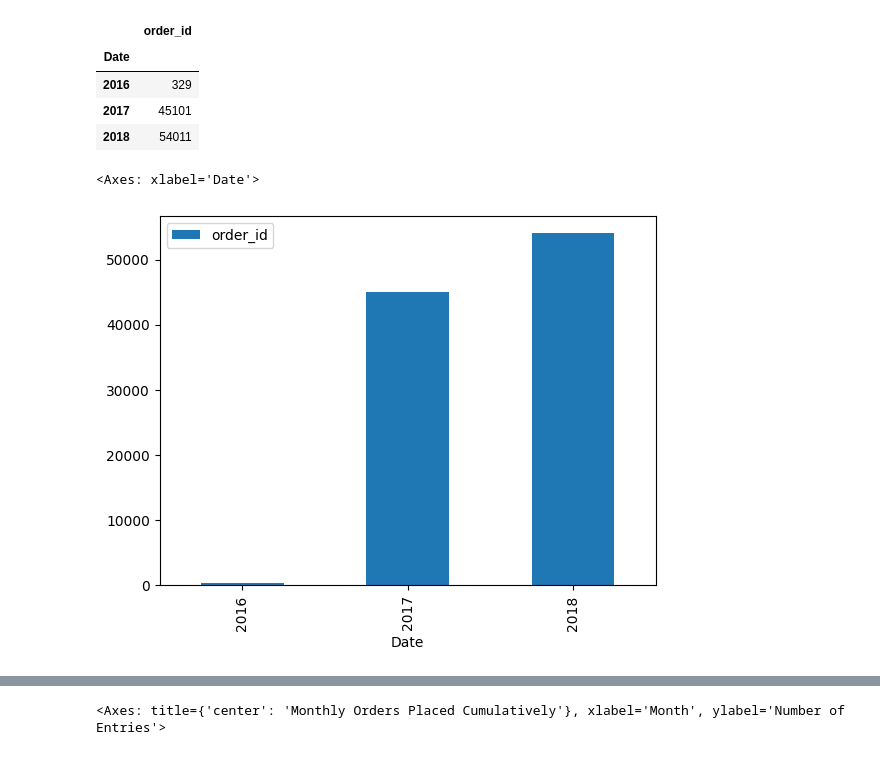
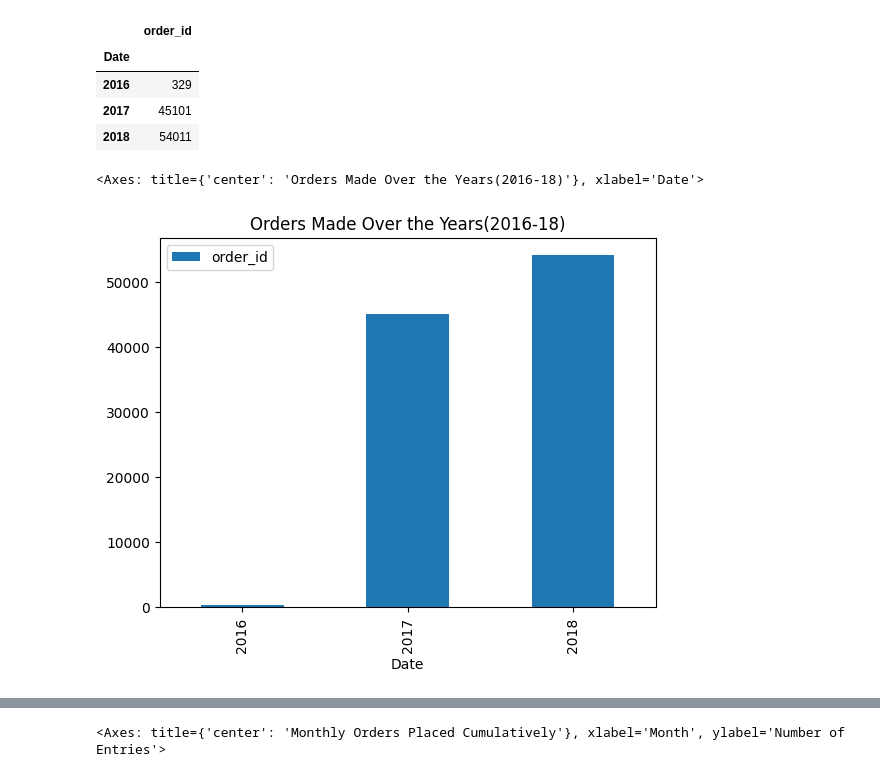
Before and after one commit to kanjamwingirwa/Olist, a Jupyter notebook: Olist_Analysis_Final.ipynb, the cells around one changed output, grey strips where cells are left out. Drawn from its saved outputs; the diff is of its cells as text; code cells hidden in the pictures.

```diff
--- a/Olist_Analysis_Final.ipynb
+++ b/Olist_Analysis_Final.ipynb
@@ -562,9 +570,9 @@ combined_df.head(5)
 # %%
 # Filter all rows for which the order was delivered
-combined_df = combined_df[combined_df['order_status'] == 'delivered']
+combined2_df = combined_df[combined_df['order_status'] == 'delivered']
 
 # Print the new dataframe
-combined_df.head(5)
+combined2_df.head(5)
 # %% [output]
 |  | order_id | payment_sequential | payment_type | payment_installments | payment_value | customer_id | ... |
 | 0 | b81ef226f3fe1789b1e8b2acac839d17 | 1 | credit_card | 8 | 99.33 | 0a8556ac6be836b46b3e89920d59291c | ... |
@@ -574,7 +582,7 @@ combined_df.head(5)
 | 4 | 42fdf880ba16b47b59251dd489d4441a | 1 | credit_card | 2 | 128.45 | 15fd6fb8f8312dbb4674e4518d6fa3b3 | ... |
 # %%
 # Rename date column and separate into year, month, day etc
-combined_df['Date'] = pd.to_datetime(combined_df['order_purchase_timestamp'])
-combined_df['Year'] = combined_df['Date'].dt.year
-combined_df['Month'] = combined_df['Date'].dt.month
-combined_df['DayOfWeek']  = combined_df['Date'].dt.day_name()
+combined2_df['Date'] = pd.to_datetime(combined_df['order_purchase_timestamp'])
+combined2_df['Year'] = combined_df['Date'].dt.year
+combined2_df['Month'] = combined_df['Date'].dt.month
+combined2_df['DayOfWeek']  = combined_df['Date'].dt.day_name()
@@ -589,6 +595,3 @@ combined_df.head()
 | 2 | 25e8ea4e93396b6fa0d3dd708e76c1bd | 1 | credit_card | 1 | 65.71 | 25b14b69de0b6e184ae6fe2755e478f9 | ... |
 | 3 | ba78997921bbcdc1373bb41e913ab953 | 1 | credit_card | 8 | 107.78 | 7a5d8efaaa1081f800628c30d2b0728f | ... |
 | 4 | 42fdf880ba16b47b59251dd489d4441a | 1 | credit_card | 2 | 128.45 | 15fd6fb8f8312dbb4674e4518d6fa3b3 | ... |
-# %%
-#change month number into its respective name
-combined_df['Month'] = combined_df['Date'].dt.month_name()
@@ -607,7 +598,7 @@ import calendar
 # %%
 #lets remove the original order_purchase_timestamp for a cleaner df
-combined_df = combined_df.drop(['order_purchase_timestamp'], axis=1)
-combined_df.head()
+#combined2_df = combined2_df.drop(['order_purchase_timestamp'], axis=1)
+combined2_df.head(5)
 # %% [output]
 |  | order_id | payment_sequential | payment_type | payment_installments | payment_value | customer_id | ... |
 | 0 | b81ef226f3fe1789b1e8b2acac839d17 | 1 | credit_card | 8 | 99.33 | 0a8556ac6be836b46b3e89920d59291c | ... |
@@ -744,10 +735,10 @@ orders_per_year
 | 2017 | 45101 |
 | 2018 | 54011 |
 # %%
-orders_per_year.plot(kind='bar')
+orders_per_year.plot(kind='bar', title='Orders Made Over the Years(2016-18)')
 # %% [output]
-<Axes: xlabel='Date'>
+<Axes: title={'center': 'Orders Made Over the Years(2016-18)'}, xlabel='Date'>
-[figure, old version]
+[figure, new version]
 # %%
 orders_df.head()
 # %% [output]
```
Also changed, not shown: parts of 62 cells of this notebook.
